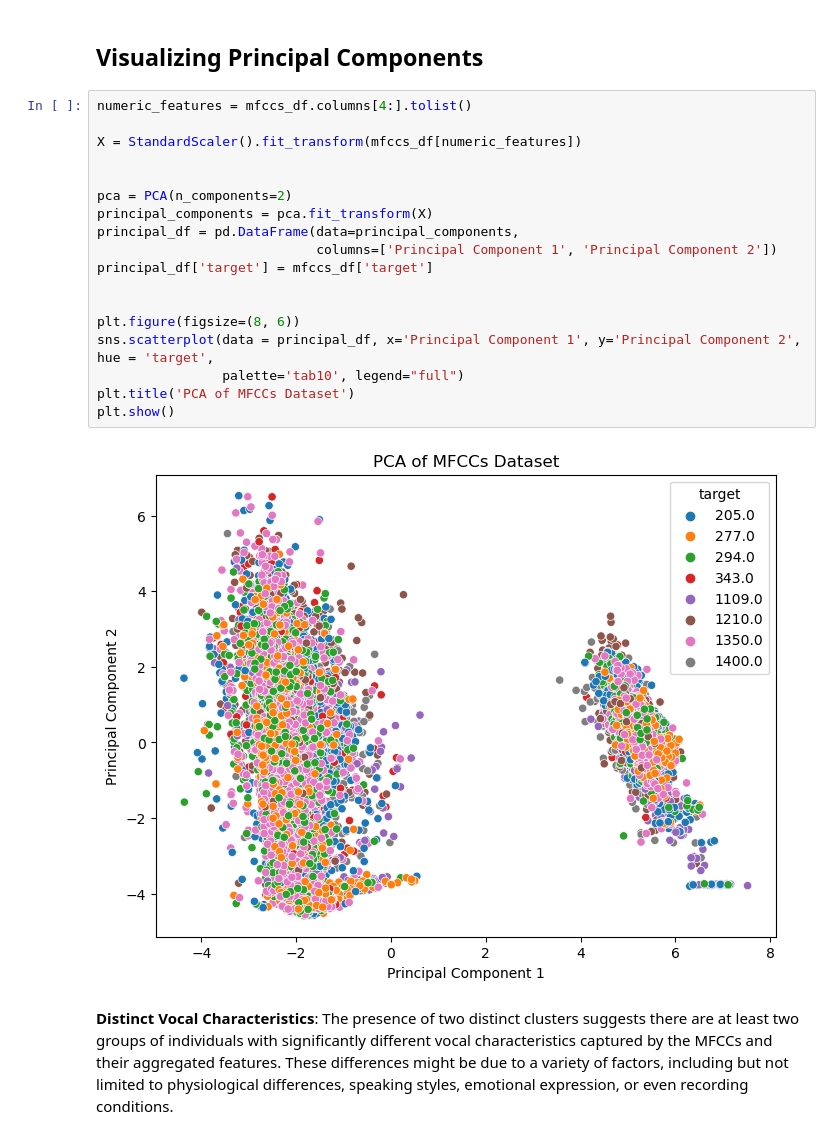
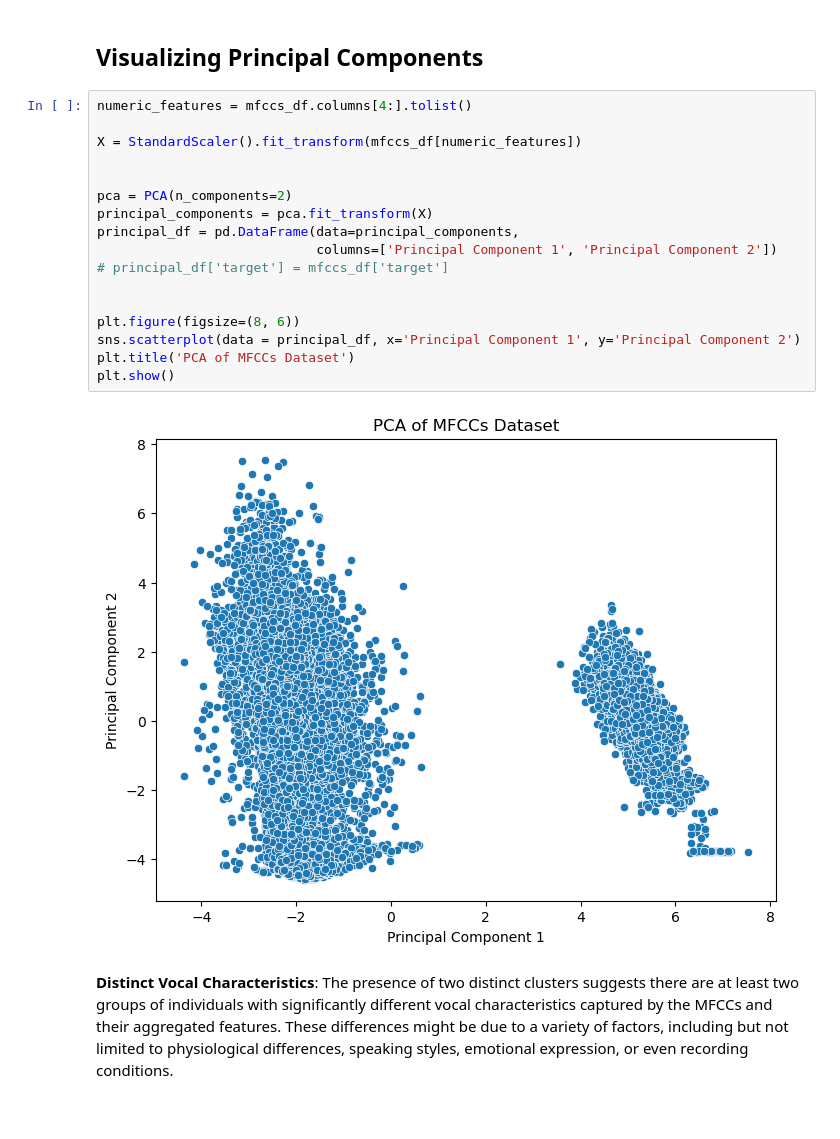
Before and after one commit to juancarlos285/speech_recognition, a Jupyter notebook: colab_speech_recognition.ipynb, the cells around one changed output. Drawn from its saved outputs; the diff is of its cells as text.

Commit message:
pca plot modified in nb

```diff
--- a/colab_speech_recognition.ipynb
+++ b/colab_speech_recognition.ipynb
@@ -448,23 +448,22 @@ __Variability Among Individuals:__ The variation in kurtosis values among the in
 # %%
 numeric_features = mfccs_df.columns[4:].tolist()
 
 X = StandardScaler().fit_transform(mfccs_df[numeric_features])
 
 
 pca = PCA(n_components=2)
 principal_components = pca.fit_transform(X)
 principal_df = pd.DataFrame(data=principal_components,
                             columns=['Principal Component 1', 'Principal Component 2'])
-principal_df['target'] = mfccs_df['target']
+# principal_df['target'] = mfccs_df['target']
 
 
 plt.figure(figsize=(8, 6))
-sns.scatterplot(data = principal_df, x='Principal Component 1', y='Principal Component 2', hue = 'target',
-                palette='tab10', legend="full")
+sns.scatterplot(data = principal_df, x='Principal Component 1', y='Principal Component 2')
 plt.title('PCA of MFCCs Dataset')
 plt.show()
 # %% [output]
-[figure, old version]
+[figure, new version]
 # %% [markdown]
 __Distinct Vocal Characteristics__: The presence of two distinct clusters suggests there are at least two groups of individuals with significantly different vocal characteristics captured by the MFCCs and their aggregated features. These differences might be due to a variety of factors, including but not limited to physiological differences, speaking styles, emotional expression, or even recording conditions.
 # %%
```
Also changed, not shown: 1 other file.
